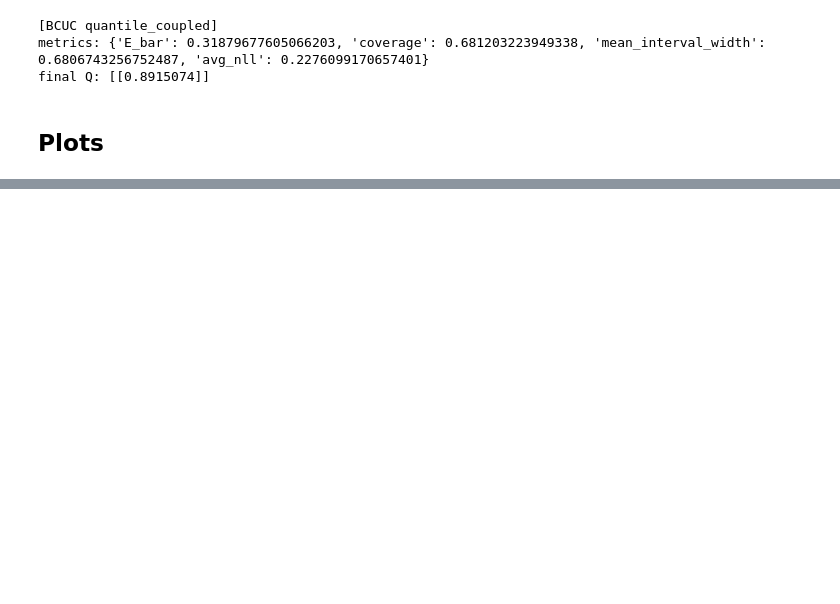
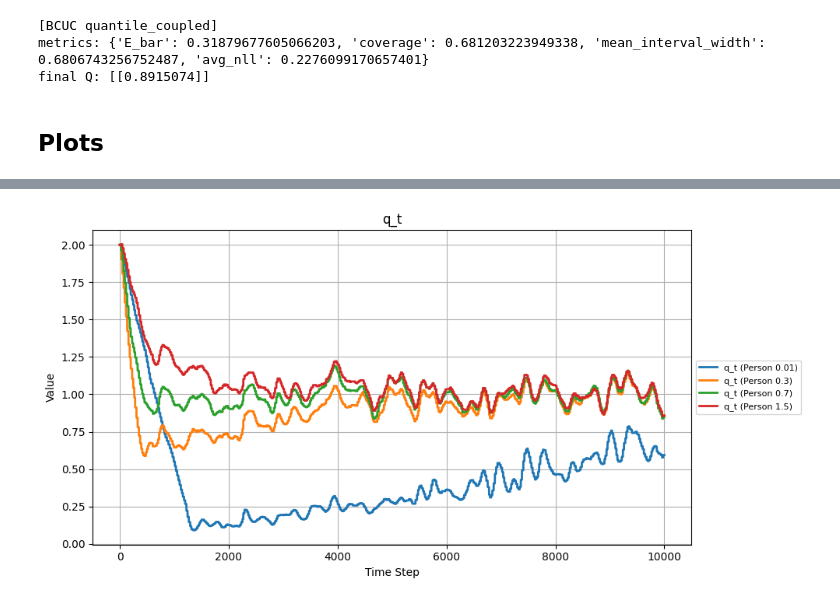
Before and after one commit to LielAzran96/B-CUC, a Jupyter notebook: final_algoritm/performance.ipynb, the cells around one changed output, grey strips where cells are left out. Cells and saved outputs as stored; diff of their text form; code cells hidden in the pictures; blank space fills up the shorter version.

```diff
--- a/final_algoritm/performance.ipynb
+++ b/final_algoritm/performance.ipynb
@@ -192,19 +202,25 @@ full_path = os.path.join(dir_name, fig_name)
 plt.savefig(full_path, dpi=300, bbox_inches='tight')
 plt.show()
 # %%
-plt.figure(figsize=(10, 5))
-plt.plot(np.arange(len(q_vals_qc)), q_vals_qc,  label="q_t")
-# plt.yscale("log")
-plt.xlabel("Time Step")
-plt.ylabel("Value")
-plt.title("q_t")
-plt.legend()
-plt.grid(True)
-plt.tight_layout()
-fig_name = "q_t.png"
-full_path = os.path.join(dir_name, fig_name)
-plt.savefig(full_path, dpi=300, bbox_inches='tight')
+fig, ax = plt.subplots(figsize=(10, 5))
+ax.set_xlabel("Time Step")
+ax.set_ylabel("Value")
+ax.set_title("q_t")
+ax.grid(True)
+
+for i, q_vals in enumerate(q_vals_qc):
+    y = np.array(q_vals).flatten()
+    x = np.arange(len(y))
+    ax.plot(x, y, linewidth=2, label=f"q_t (Person {persons[i]})")
+
+# Legend outside and smaller
+ax.legend(loc='center left', bbox_to_anchor=(1, 0.5), prop={'size': 8})
+
+fig.tight_layout()
+fig.savefig(os.path.join(dir_name, "q_t.png"), dpi=300, bbox_inches='tight')
 plt.show()
+# %% [output]
+[figure, added]
 # %%
 plt.figure(figsize=(10, 5))
 time_steps = range(len(E_qc[600:]))  # or your actual time step data
```
Also changed, not shown: parts of 7 cells of this notebook, 4 other files.
